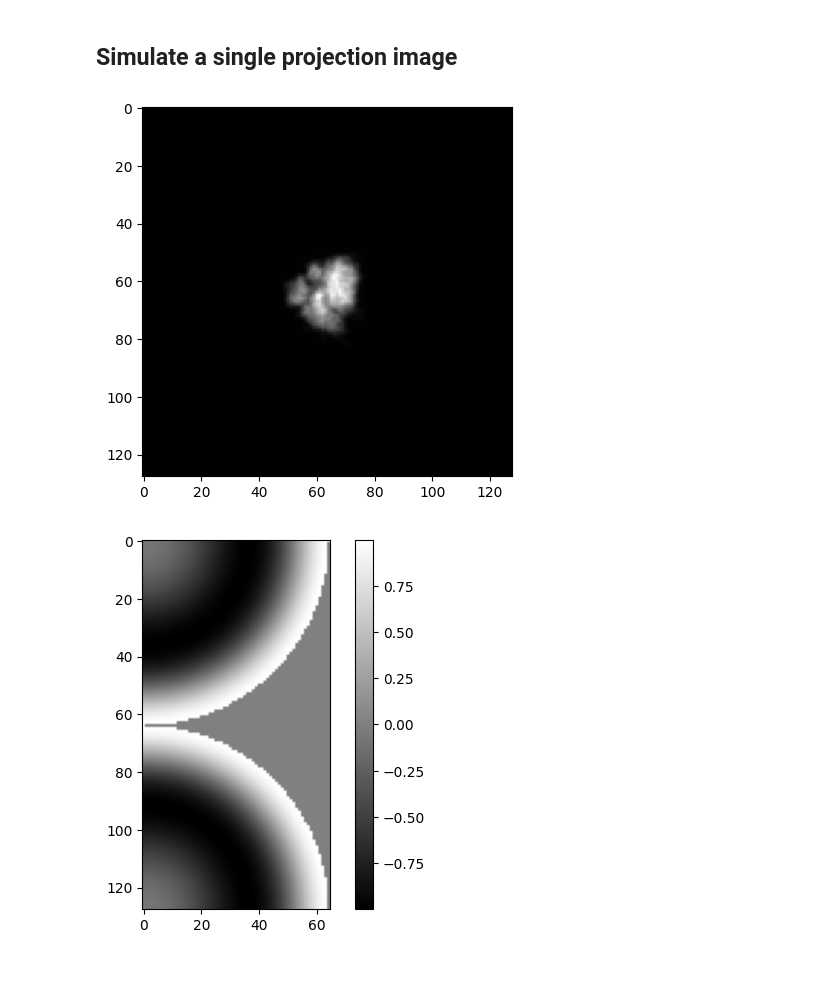
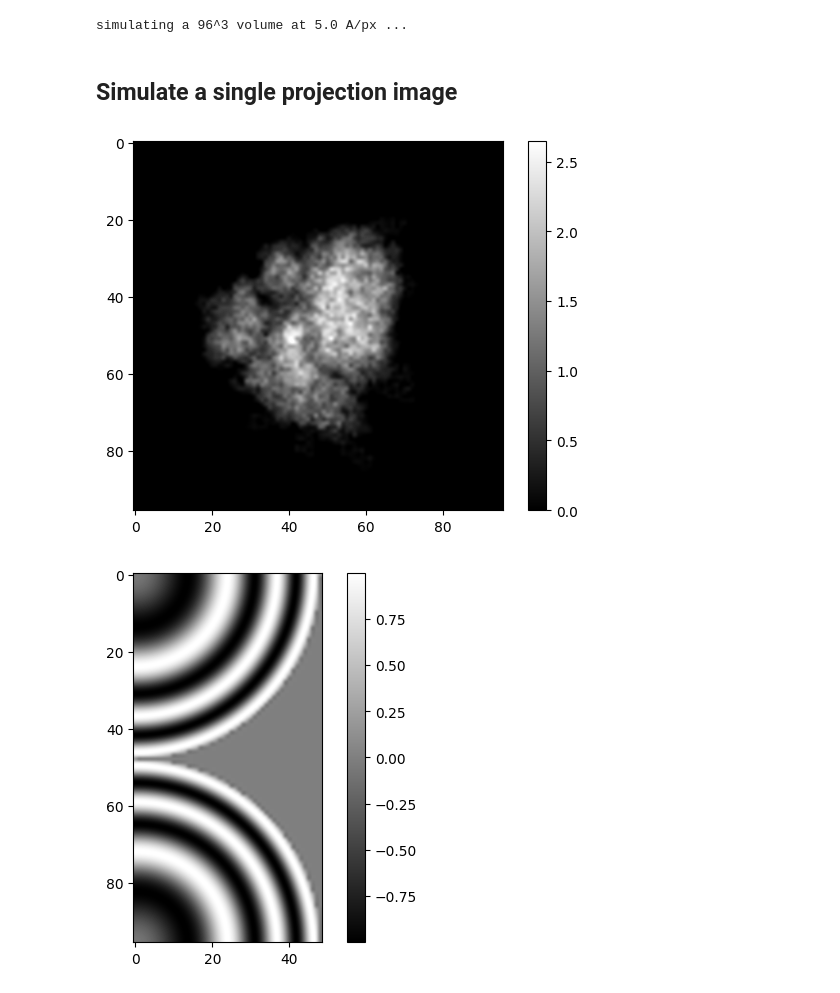
Before and after one commit to McHaillet/ARP, a Jupyter notebook: Simulation_forward_full.ipynb, the cells around one changed output. Saved outputs shown, nothing was run; the diff lists cells and outputs as text; code cells hidden in the pictures.

Commit message:
use torch-electrostatic-potential instead of deprecated ttsim3d

```diff
--- a/Simulation_forward_full.ipynb
+++ b/Simulation_forward_full.ipynb
@@ -7,7 +7,13 @@ import torch
 import urllib3
 from scipy.spatial.transform import Rotation
 from torch_fourier_shell_correlation import fourier_shell_correlation
-from ttsim3d.models import Simulator, SimulatorConfig
+import mmdf
+from torch_calculate_electrostatic_potential import (
+    GridConfig,
+    default_sublattice_radius,
+    potential_from_structure_3d,
+)
+from torch_structure_manipulation import AtomicStructure, center_structure
 from torch_fourier_filter.dose_weight import dose_weight_2d
 from torch_ctf import calculate_ctf_2d
 from torch_grid_utils import fftfreq_grid
@@ -17,9 +23,9 @@ from torch_fourier_slice import (
 )
 
 PDB_ID = "4v6x"  # 80S ribosome
-PIXEL_SPACING = 10.0  # angstroms per pixel -> Nyquist at 20.0 A
+PIXEL_SPACING = 5.0  # angstroms per pixel -> Nyquist at 20.0 A
 VOLTAGE = 300  # in keV
-BOX = 128  # 1280 A box
+BOX = 96  # 1280 A box
 SNR = 0.1  # signal-to-noise (variance ratio) of the noisy projections
 CACHE = Path.home() / ".cache" / "arp"
 TILT_ANGLES = torch.arange(-54, 57, 3)
@@ -32,9 +38,9 @@ DOSE = [
 
 
 def simulate_ribosome() -> torch.Tensor:
-    """Download the PDB entry and simulate its density map (cached on disk)."""
+    """Download the PDB entry and simulate its potential in volts (cached on disk)."""
     CACHE.mkdir(parents=True, exist_ok=True)
-    volume_path = CACHE / f"{PDB_ID}_box{BOX}_{PIXEL_SPACING:g}apx.pt"
+    volume_path = CACHE / f"{PDB_ID}_box{BOX}_{PIXEL_SPACING:g}apx_peng.pt"
     if volume_path.exists():
         return torch.load(volume_path)
 
@@ -47,21 +53,21 @@ def simulate_ribosome() -> torch.Tensor:
         structure_path.write_bytes(response.data)
 
     print(f"simulating a {BOX}^3 volume at {PIXEL_SPACING} A/px ...")
-    simulator = Simulator(
-        pdb_filepath=str(structure_path),
-        pixel_spacing=PIXEL_SPACING,
-        volume_shape=(BOX, BOX, BOX),
-        b_factor_scaling=1.0,
-        additional_b_factor=0.0,
-        simulator_config=SimulatorConfig(
-            voltage=300.0,
-            apply_dose_weighting=False,
-            dose_start=0.0,
-            dose_end=35.0,
-            upsampling=4,
-        ),
+    atoms = center_structure(mmdf.read(str(structure_path)), zyx=False)
+    structure = AtomicStructure.from_annotated_dataframe(atoms, device="cuda")
+    grid_3d = GridConfig.from_grid_shape_and_voxel_size(
+        grid_shape=(BOX, BOX, BOX),
+        voxel_size=(PIXEL_SPACING, PIXEL_SPACING, PIXEL_SPACING),
+        center_zyx=(0.0, 0.0, 0.0),
+        sublattice_radius=default_sublattice_radius(PIXEL_SPACING),
+        device=torch.device("cuda"),
     )
-    volume = simulator.run()
+    volume = potential_from_structure_3d(
+        structure,
+        grid_3d,
+        scattering_factors="peng_bonded",
+        bonded_fallback="elemental",
+    ).cpu()
     torch.save(volume, volume_path)
     return volume
 
@@ -103,22 +109,34 @@ ctf_per_tilt = dose_weight_2d(
     dose=dose_per_tilt,
     voltage=VOLTAGE,
 )
+# add tilt dependent dampening
+ctf_per_tilt *= torch.cos(torch.deg2rad(TILT_ANGLES))[:, None, None]
+# %% [output]
+simulating a 96^3 volume at 5.0 A/px ...
 # %% [markdown]
 ## Simulate a single projection image
 # %%
-projection = ribosome.sum(dim=0)
-convolved = torch.fft.irfftn(torch.fft.rfftn(projection) * ctf_image)
-noisy = convolved + torch.normal(mean=0, std=SNR, size=(convolved.shape))
+phase = ribosome.mean(dim=0)  # ~radians
+contrast = 2 * torch.fft.irfftn(torch.fft.rfftn(phase) * ctf_image, s=(BOX, BOX))  # weak-phase: I = 1 + 2·(CTF ⊛ φ)
+# 20 e-/A^2 is a customary exposure for single particle cryo-EM
+electrons_per_pixel = 20 * PIXEL_SPACING**2  # 228 e-/px at 10 Å/px
+counts = torch.poisson(electrons_per_pixel * (1 + contrast).clamp(min=0))
+noisy = counts / electrons_per_pixel - 1  # back to contrast units
 
-plt.imshow(projection, cmap='gray')
-plt.show()
-plt.imshow(ctf_image, cmap='gray')
+# projection = ribosome.sum(dim=0)
+# convolved = torch.fft.irfftn(torch.fft.rfftn(projection) * ctf_image)
+# noisy = convolved + torch.normal(mean=0, std=SNR, size=(convolved.shape))
+
+plt.imshow(phase, cmap='gray', interpolation='spline16')
 plt.colorbar()
 plt.show()
-plt.imshow(convolved, cmap='gray')
+plt.imshow(ctf_image, cmap='gray', interpolation='spline16')
+plt.colorbar()
 plt.show()
-plt.imshow(noisy, cmap='gray')
+plt.imshow(contrast, cmap='gray', interpolation='spline16')
 plt.show()
+plt.imshow(noisy, cmap='gray', interpolation='spline16')
+plt.show()
 # %% [output]
-[figure, old version]
+[figure, new version]
-[figure, old version]
+[figure, new version]
```
Also changed, not shown: parts of 2 cells of this notebook.
